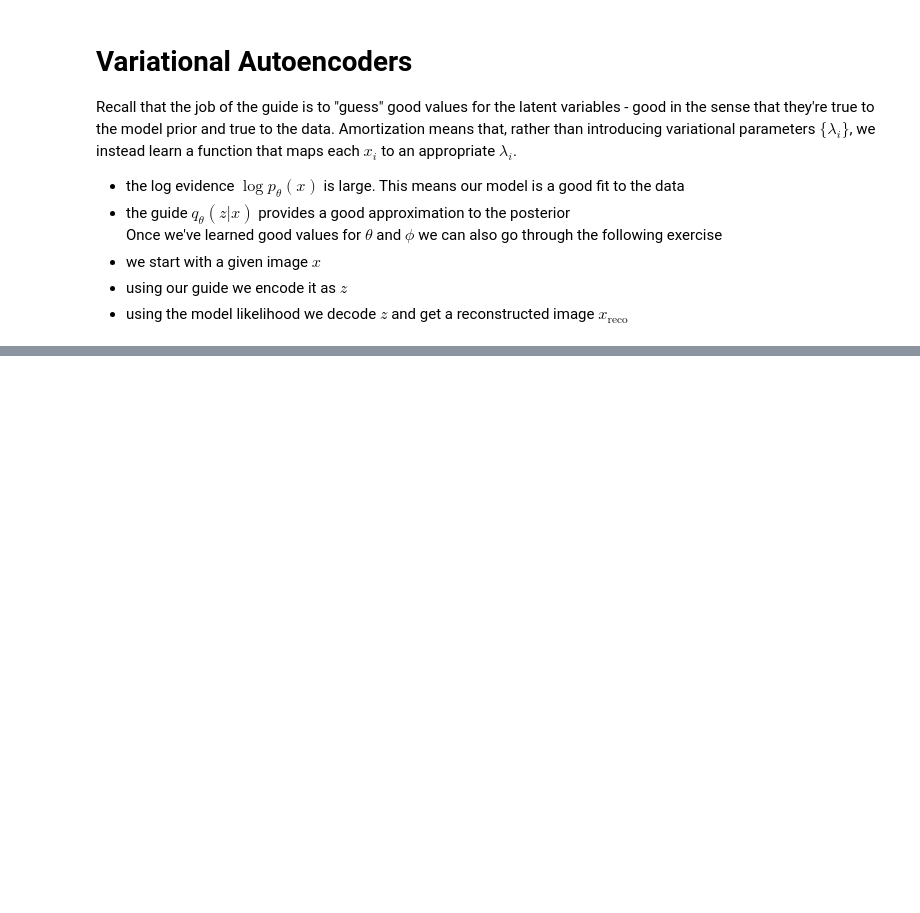
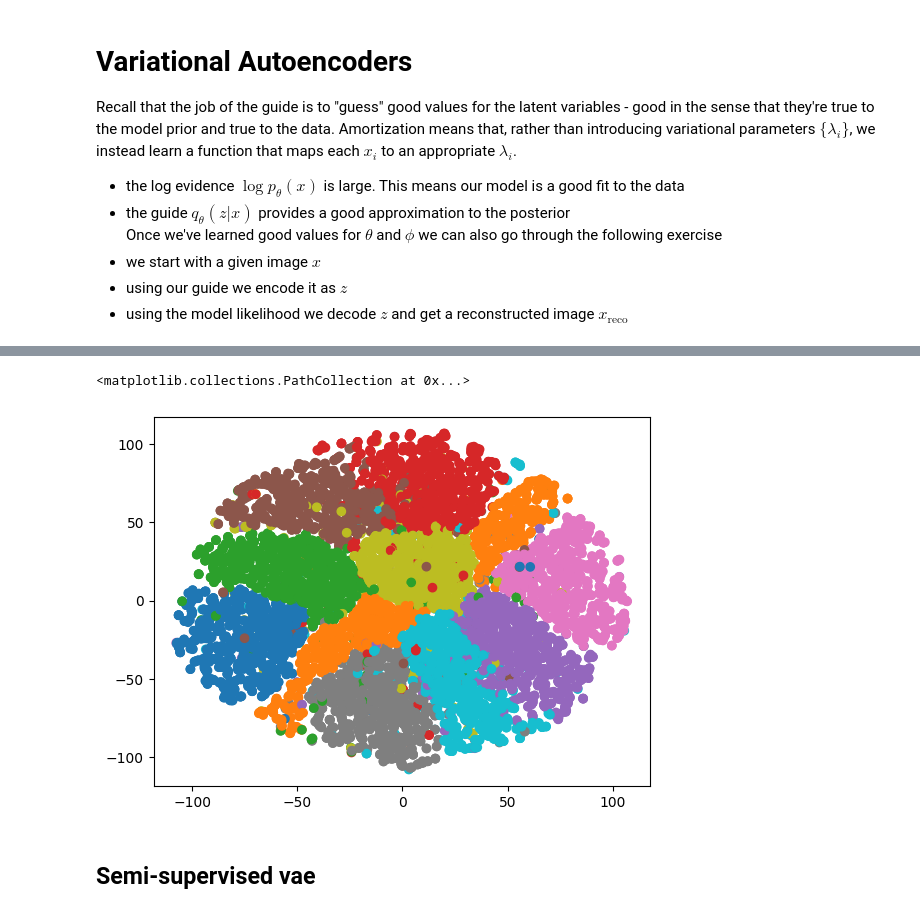
Before and after one commit to cb11711211/pMHC-TCR-binding-prediction, a Jupyter notebook: prediction_model/pyro_tutor.ipynb, the cells around one changed output, grey strips where cells are left out. Drawn from its saved outputs; the diff is of its cells as text; code cells hidden in the pictures; blank space fills up the shorter version.

```diff
--- a/prediction_model/pyro_tutor.ipynb
+++ b/prediction_model/pyro_tutor.ipynb
@@ -1094,0 +1194,9 @@ test_frequency = 5
+# %%
+# test_data.shape
+# plt.scatter(embedding[:, 0], embedding[:,1], c=test_target, cmap='tab10', label=test_target)
+plt.legend(np.arange(10))
+# %% [output]
+<matplotlib.collections.PathCollection at 0x...>
+[figure, added]
+# %% [markdown]
+## Semi-supervised vae
```
Also changed, not shown: parts of 18 cells of this notebook.
